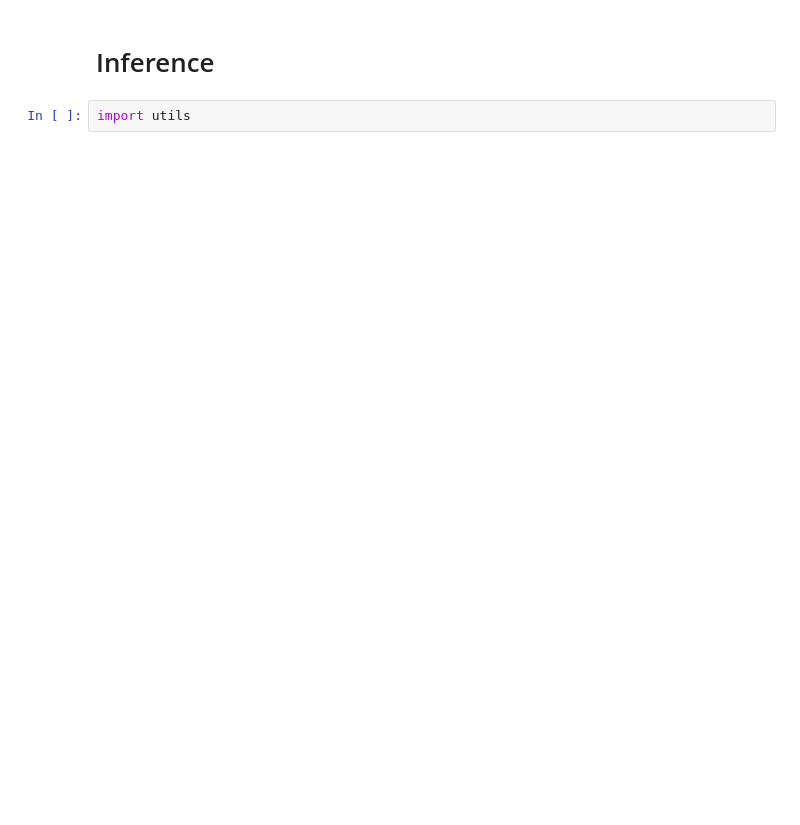
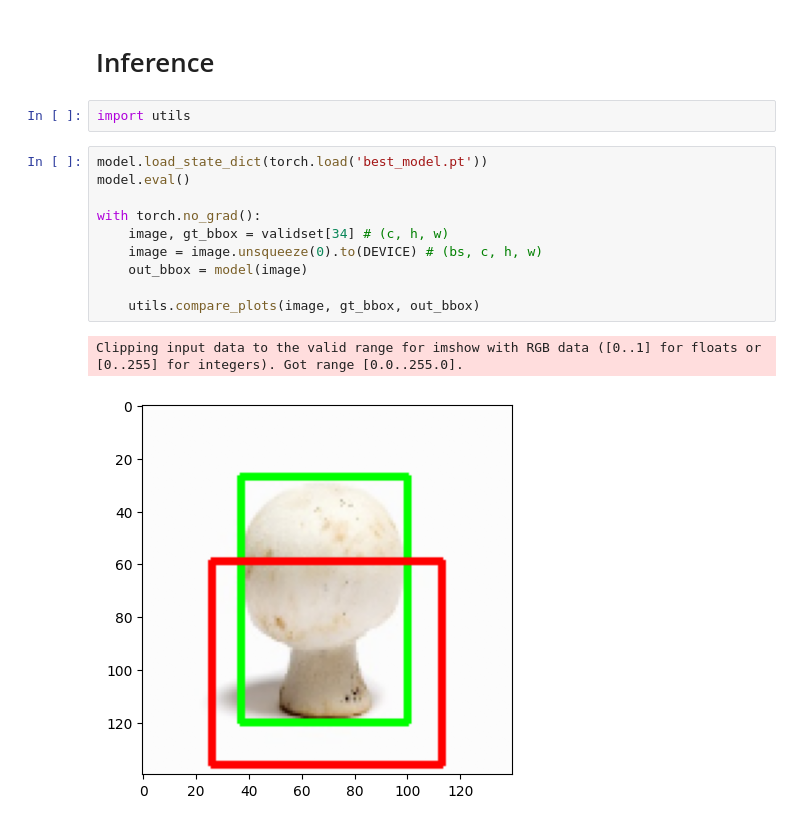
Before and after one commit to adriangrana2/pytorchLabs, a Jupyter notebook: Deep_Learning_with_PyTorch_Object_Localization.ipynb, the cells around one changed output. Saved outputs shown, nothing was run; the diff lists cells and outputs as text; blank space fills up the shorter version.

```diff
--- a/Deep_Learning_with_PyTorch_Object_Localization.ipynb
+++ b/Deep_Learning_with_PyTorch_Object_Localization.ipynb
@@ -309,3 +317,16 @@ Epoch: 5 train loss: 0.0 valid loss: 0.0
 # Inference
 # %%
 import utils
+# %%
+model.load_state_dict(torch.load('best_model.pt'))
+model.eval()
+
+with torch.no_grad():
+    image, gt_bbox = validset[34] # (c, h, w)
+    image = image.unsqueeze(0).to(DEVICE) # (bs, c, h, w)
+    out_bbox = model(image)
+
+    utils.compare_plots(image, gt_bbox, out_bbox)
+# %% [output]
+Clipping input data to the valid range for imshow with RGB data ([0..1] for floats or [0..255] for integers). Got range [0.0..255.0].
+[figure, added]
```
Also changed, not shown: parts of 1 cell of this notebook.
